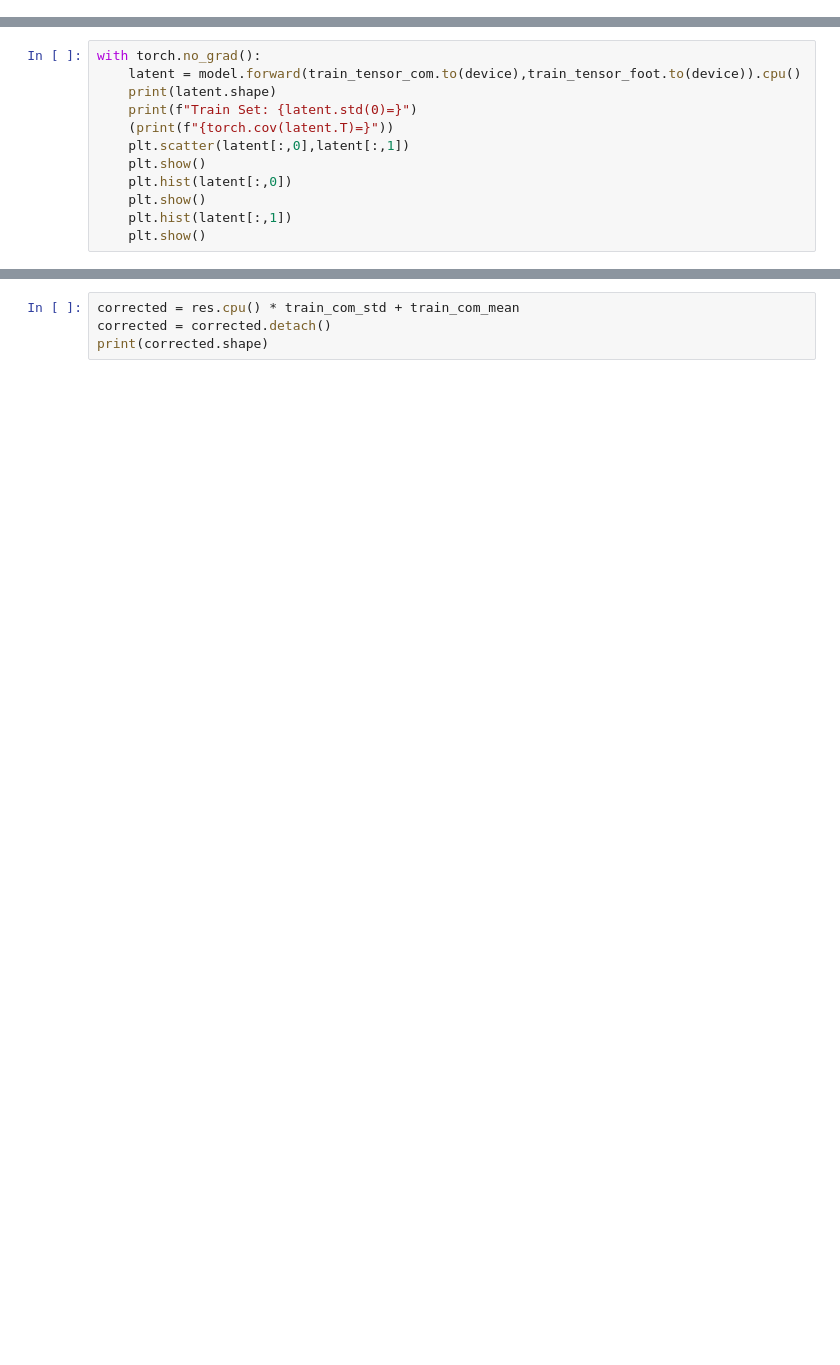
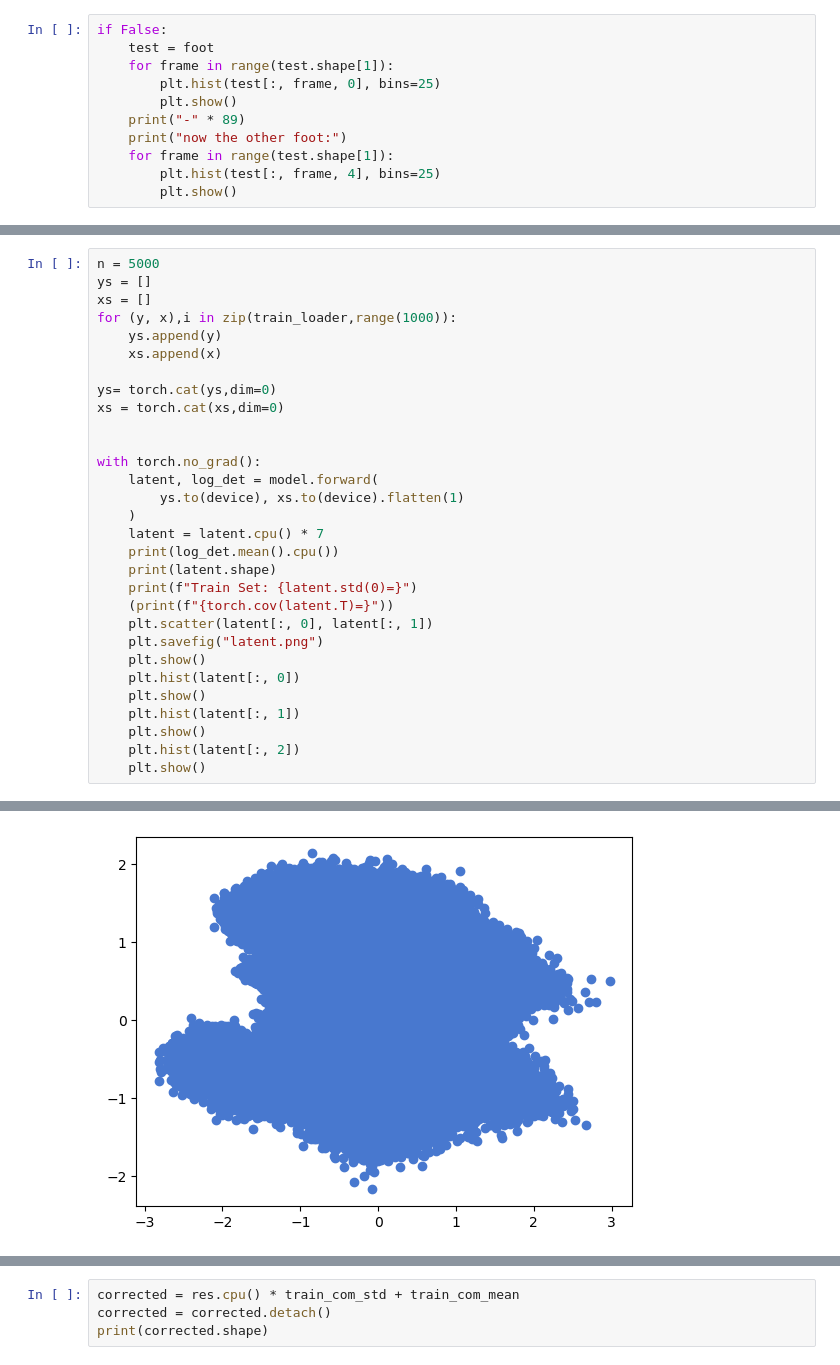
Before and after one commit to laurasaizz/SBI_walking, a Jupyter notebook: model.ipynb, the cells around one changed output, grey strips where cells are left out. Cells and saved outputs as stored; diff of their text form; blank space fills up the shorter version.

```diff
--- a/model.ipynb
+++ b/model.ipynb
@@ -65,0 +72,11 @@ print(f"{test_foot.shape=}, {test_com.shape=}")
+# %%
+if False:
+    test = foot
+    for frame in range(test.shape[1]):
+        plt.hist(test[:, frame, 0], bins=25)
+        plt.show()
+    print("-" * 89)
+    print("now the other foot:")
+    for frame in range(test.shape[1]):
+        plt.hist(test[:, frame, 4], bins=25)
+        plt.show()
@@ -362,12 +689,31 @@ print(f"MMD: {loss.item():.4f}")
 # %%
+n = 5000
+ys = []
+xs = []
+for (y, x),i in zip(train_loader,range(1000)):
+    ys.append(y)
+    xs.append(x)
+
+ys= torch.cat(ys,dim=0)
+xs = torch.cat(xs,dim=0)
+
+
 with torch.no_grad():
-    latent = model.forward(train_tensor_com.to(device),train_tensor_foot.to(device)).cpu()
+    latent, log_det = model.forward(
+        ys.to(device), xs.to(device).flatten(1)
+    )
+    latent = latent.cpu() * 7
+    print(log_det.mean().cpu())
     print(latent.shape)
     print(f"Train Set: {latent.std(0)=}")
     (print(f"{torch.cov(latent.T)=}"))
-    plt.scatter(latent[:,0],latent[:,1])
+    plt.scatter(latent[:, 0], latent[:, 1])
+    plt.savefig("latent.png")
     plt.show()
-    plt.hist(latent[:,0])
+    plt.hist(latent[:, 0])
     plt.show()
-    plt.hist(latent[:,1])
+    plt.hist(latent[:, 1])
     plt.show()
+    plt.hist(latent[:, 2])
+    plt.show()
+# %% [output]
@@ -373,0 +730 @@ with torch.no_grad():
+[figure, added]
```
Also changed, not shown: parts of 31 cells of this notebook, 1 other file.
